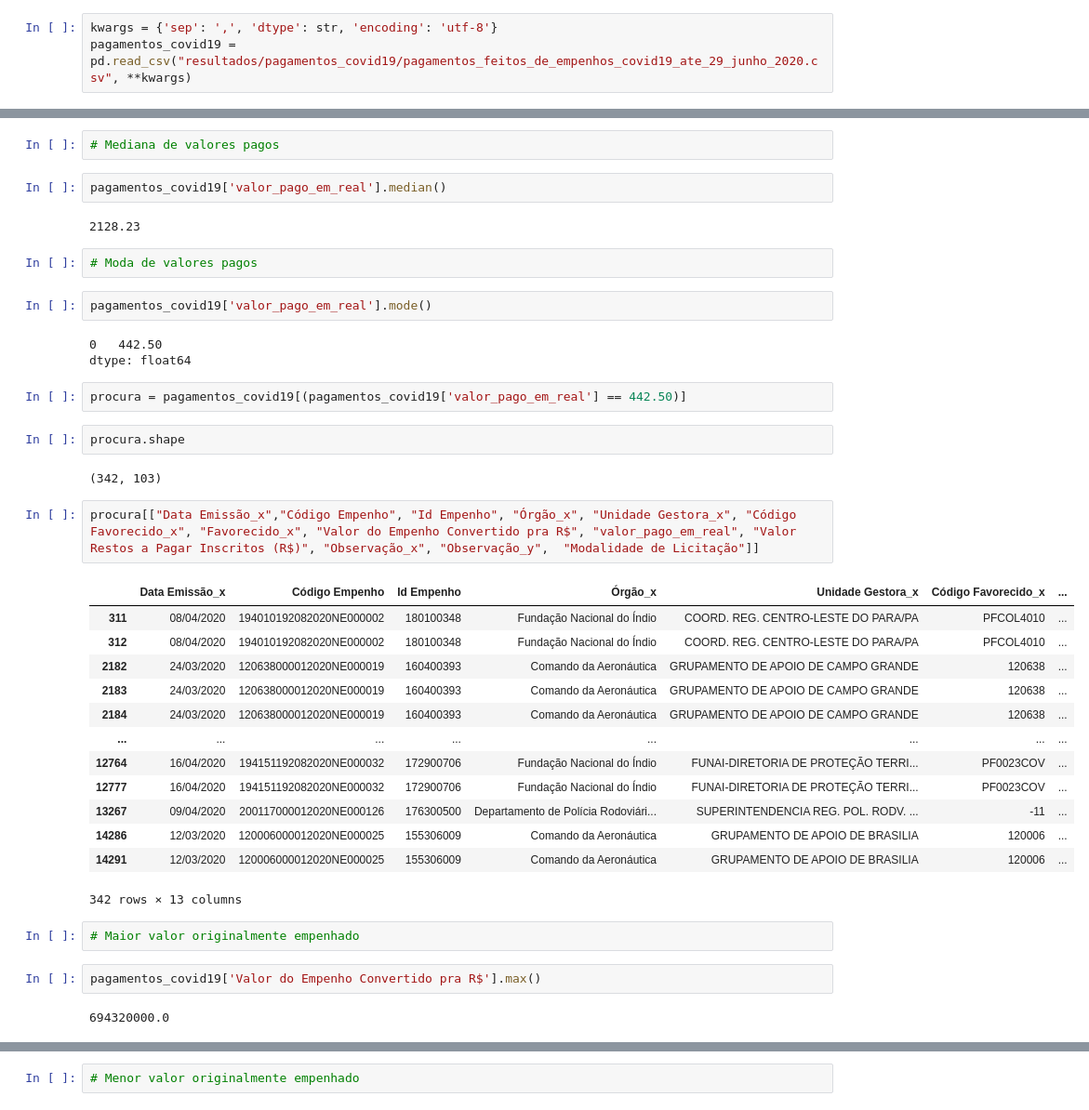
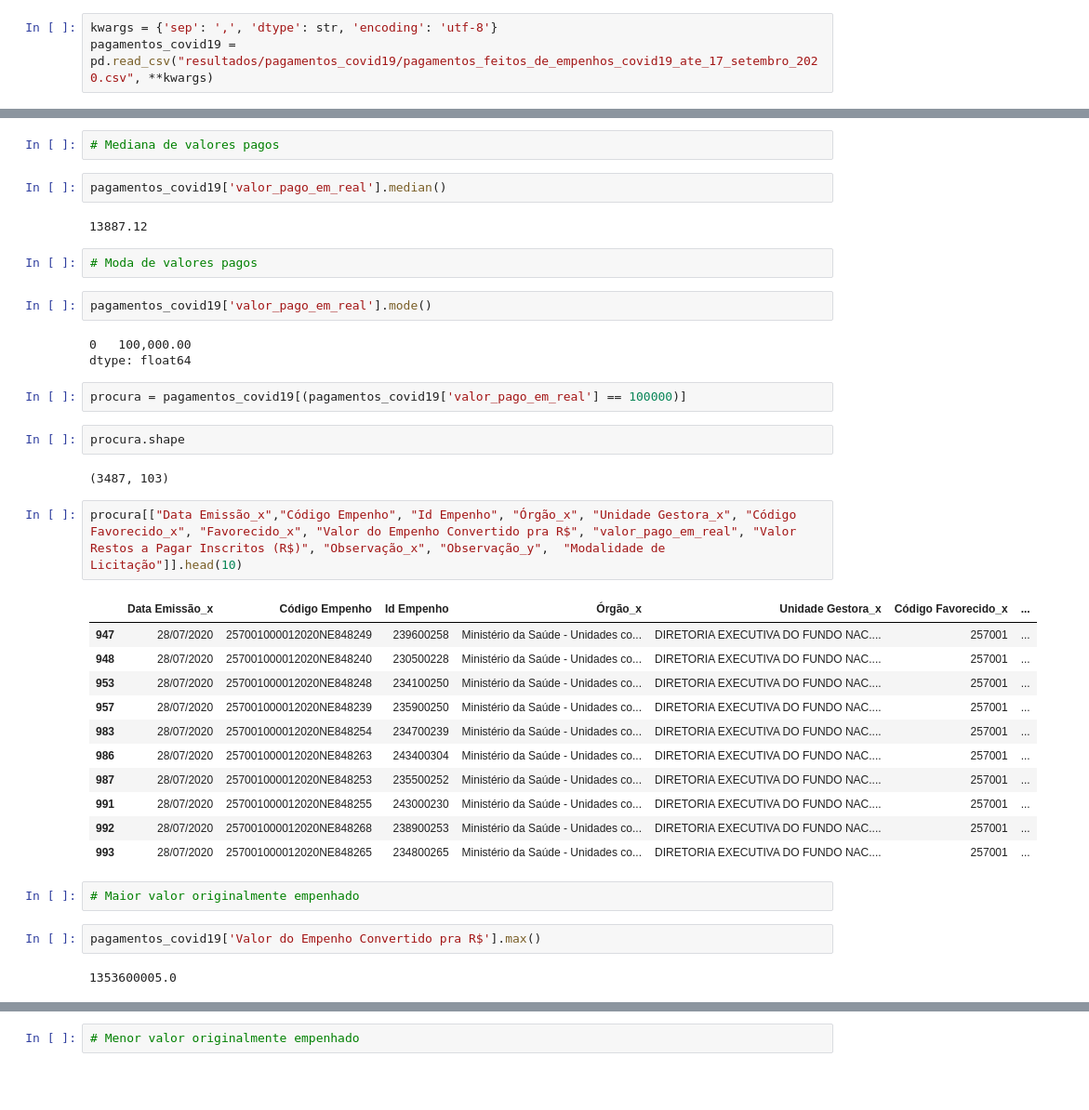
Before and after one commit to abraji/pagamentos_covid19, a Jupyter notebook: 04_conta_despesas_pagamentos.ipynb, the cells around one changed output, grey strips where cells are left out. Shown at 93% size. Saved outputs shown, nothing was run; the diff lists cells and outputs as text; blank space fills up the shorter version.

```diff
--- a/04_conta_despesas_pagamentos.ipynb
+++ b/04_conta_despesas_pagamentos.ipynb
@@ -10,7 +10,7 @@ import pandas as pd
 pd.options.display.float_format = '{:,.2f}'.format
 # %%
 kwargs = {'sep': ',', 'dtype': str, 'encoding': 'utf-8'}
-pagamentos_covid19 = pd.read_csv("resultados/pagamentos_covid19/pagamentos_feitos_de_empenhos_covid19_ate_29_junho_2020.csv", **kwargs)
+pagamentos_covid19 = pd.read_csv("resultados/pagamentos_covid19/pagamentos_feitos_de_empenhos_covid19_ate_17_setembro_2020.csv", **kwargs)
 # %%
 # Carrega nomes de colunas
 # %%
@@ -96,42 +96,40 @@ pagamentos_covid19['valor_pago_em_real'].mean()
 # %%
 pagamentos_covid19['valor_pago_em_real'].median()
 # %% [output]
-2128.23
+13887.12
 # %%
 # Moda de valores pagos
 # %%
 pagamentos_covid19['valor_pago_em_real'].mode()
 # %% [output]
-0   442.50
+0   100,000.00
 dtype: float64
 # %%
-procura = pagamentos_covid19[(pagamentos_covid19['valor_pago_em_real'] == 442.50)]
+procura = pagamentos_covid19[(pagamentos_covid19['valor_pago_em_real'] == 100000)]
 # %%
 procura.shape
 # %% [output]
-(342, 103)
+(3487, 103)
 # %%
-procura[["Data Emissão_x","Código Empenho", "Id Empenho", "Órgão_x", "Unidade Gestora_x", "Código Favorecido_x", "Favorecido_x", "Valor do Empenho Convertido pra R$", "valor_pago_em_real", "Valor Restos a Pagar Inscritos (R$)", "Observação_x", "Observação_y",  "Modalidade de Licitação"]]
+procura[["Data Emissão_x","Código Empenho", "Id Empenho", "Órgão_x", "Unidade Gestora_x", "Código Favorecido_x", "Favorecido_x", "Valor do Empenho Convertido pra R$", "valor_pago_em_real", "Valor Restos a Pagar Inscritos (R$)", "Observação_x", "Observação_y",  "Modalidade de Licitação"]].head(10)
 # %% [output]
 |  | Data Emissão_x | Código Empenho | Id Empenho | Órgão_x | Unidade Gestora_x | Código Favorecido_x | ... |
-| 311 | 08/04/2020 | 194010192082020NE000002 | 180100348 | Fundação Nacional do Índio | COORD. REG. CENTRO-LESTE DO PARA/PA | PFCOL4010 | ... |
-| 312 | 08/04/2020 | 194010192082020NE000002 | 180100348 | Fundação Nacional do Índio | COORD. REG. CENTRO-LESTE DO PARA/PA | PFCOL4010 | ... |
-| 2182 | 24/03/2020 | 120638000012020NE000019 | 160400393 | Comando da Aeronáutica | GRUPAMENTO DE APOIO DE CAMPO GRANDE | 120638 | ... |
-| 2183 | 24/03/2020 | 120638000012020NE000019 | 160400393 | Comando da Aeronáutica | GRUPAMENTO DE APOIO DE CAMPO GRANDE | 120638 | ... |
-| 2184 | 24/03/2020 | 120638000012020NE000019 | 160400393 | Comando da Aeronáutica | GRUPAMENTO DE APOIO DE CAMPO GRANDE | 120638 | ... |
-| ... | ... | ... | ... | ... | ... | ... | ... |
-| 12764 | 16/04/2020 | 194151192082020NE000032 | 172900706 | Fundação Nacional do Índio | FUNAI-DIRETORIA DE PROTEÇÃO TERRI... | PF0023COV | ... |
-| 12777 | 16/04/2020 | 194151192082020NE000032 | 172900706 | Fundação Nacional do Índio | FUNAI-DIRETORIA DE PROTEÇÃO TERRI... | PF0023COV | ... |
-| 13267 | 09/04/2020 | 200117000012020NE000126 | 176300500 | Departamento de Polícia Rodoviári... | SUPERINTENDENCIA REG. POL. RODV. ... | -11 | ... |
-| 14286 | 12/03/2020 | 120006000012020NE000025 | 155306009 | Comando da Aeronáutica | GRUPAMENTO DE APOIO DE BRASILIA | 120006 | ... |
-| 14291 | 12/03/2020 | 120006000012020NE000025 | 155306009 | Comando da Aeronáutica | GRUPAMENTO DE APOIO DE BRASILIA | 120006 | ... |
+| 947 | 28/07/2020 | 257001000012020NE848249 | 239600258 | Ministério da Saúde - Unidades co... | DIRETORIA EXECUTIVA DO FUNDO NAC.... | 257001 | ... |
+| 948 | 28/07/2020 | 257001000012020NE848240 | 230500228 | Ministério da Saúde - Unidades co... | DIRETORIA EXECUTIVA DO FUNDO NAC.... | 257001 | ... |
+| 953 | 28/07/2020 | 257001000012020NE848248 | 234100250 | Ministério da Saúde - Unidades co... | DIRETORIA EXECUTIVA DO FUNDO NAC.... | 257001 | ... |
+| 957 | 28/07/2020 | 257001000012020NE848239 | 235900250 | Ministério da Saúde - Unidades co... | DIRETORIA EXECUTIVA DO FUNDO NAC.... | 257001 | ... |
+| 983 | 28/07/2020 | 257001000012020NE848254 | 234700239 | Ministério da Saúde - Unidades co... | DIRETORIA EXECUTIVA DO FUNDO NAC.... | 257001 | ... |
+| 986 | 28/07/2020 | 257001000012020NE848263 | 243400304 | Ministério da Saúde - Unidades co... | DIRETORIA EXECUTIVA DO FUNDO NAC.... | 257001 | ... |
+| 987 | 28/07/2020 | 257001000012020NE848253 | 235500252 | Ministério da Saúde - Unidades co... | DIRETORIA EXECUTIVA DO FUNDO NAC.... | 257001 | ... |
+| 991 | 28/07/2020 | 257001000012020NE848255 | 243000230 | Ministério da Saúde - Unidades co... | DIRETORIA EXECUTIVA DO FUNDO NAC.... | 257001 | ... |
+| 992 | 28/07/2020 | 257001000012020NE848268 | 238900253 | Ministério da Saúde - Unidades co... | DIRETORIA EXECUTIVA DO FUNDO NAC.... | 257001 | ... |
+| 993 | 28/07/2020 | 257001000012020NE848265 | 234800265 | Ministério da Saúde - Unidades co... | DIRETORIA EXECUTIVA DO FUNDO NAC.... | 257001 | ... |
-342 rows × 13 columns
 # %%
 # Maior valor originalmente empenhado
 # %%
 pagamentos_covid19['Valor do Empenho Convertido pra R$'].max()
 # %% [output]
-694320000.0
+1353600005.0
 # %%
 pagamentos_covid19.loc[pagamentos_covid19['Valor do Empenho Convertido pra R$'].idxmax()][["Data Emissão_x", "Código Empenho", "Id Empenho", "Órgão_x", "Unidade Gestora_x", "Código Favorecido_x", "Favorecido_x", "Valor do Empenho Convertido pra R$", "valor_pago_em_real", "Valor Restos a Pagar Inscritos (R$)", "Observação_x", "Observação_y", "Modalidade de Licitação"]]
 # %% [output]
```
Also changed, not shown: parts of 38 cells of this notebook, 4 other files.
